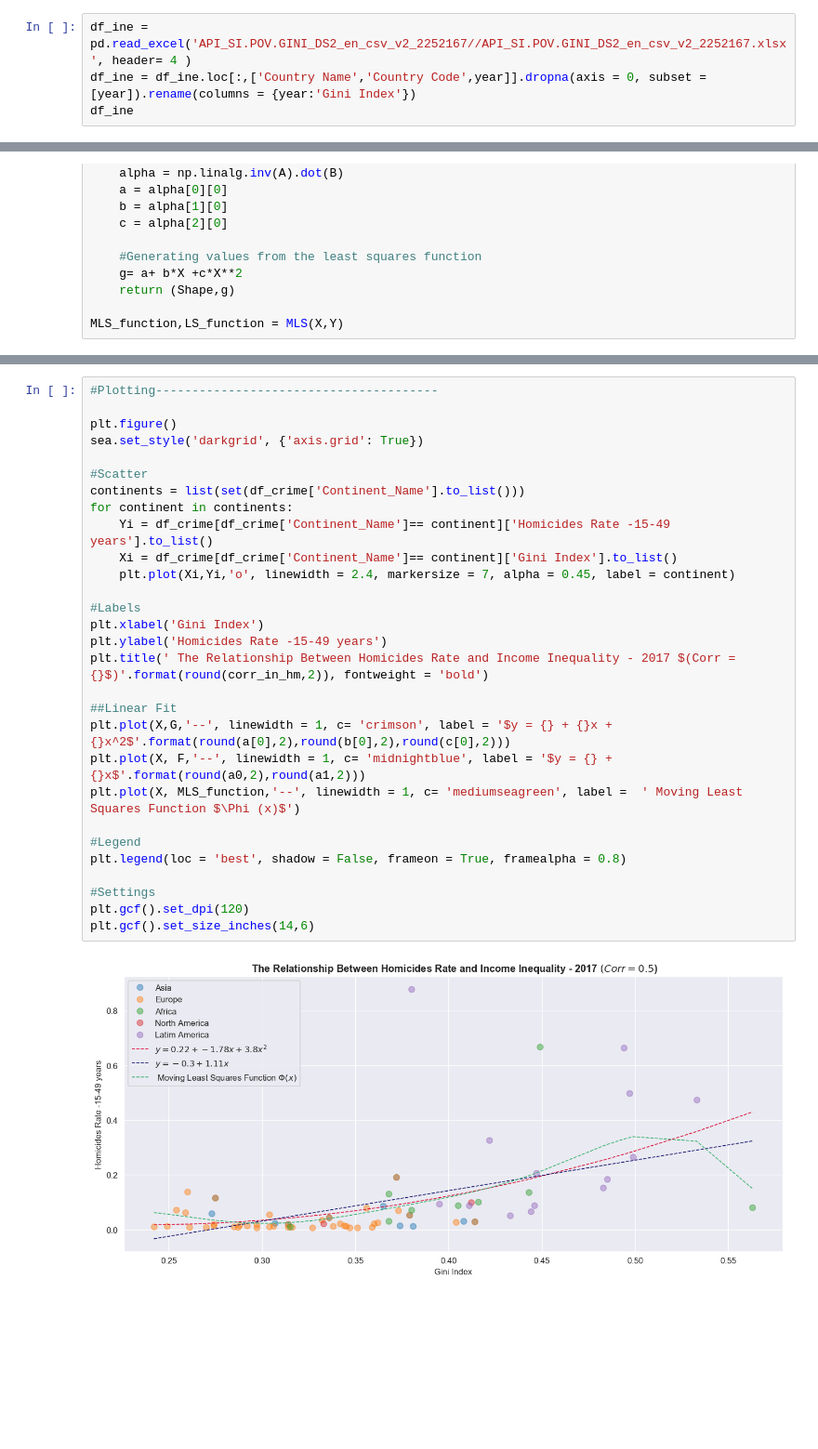
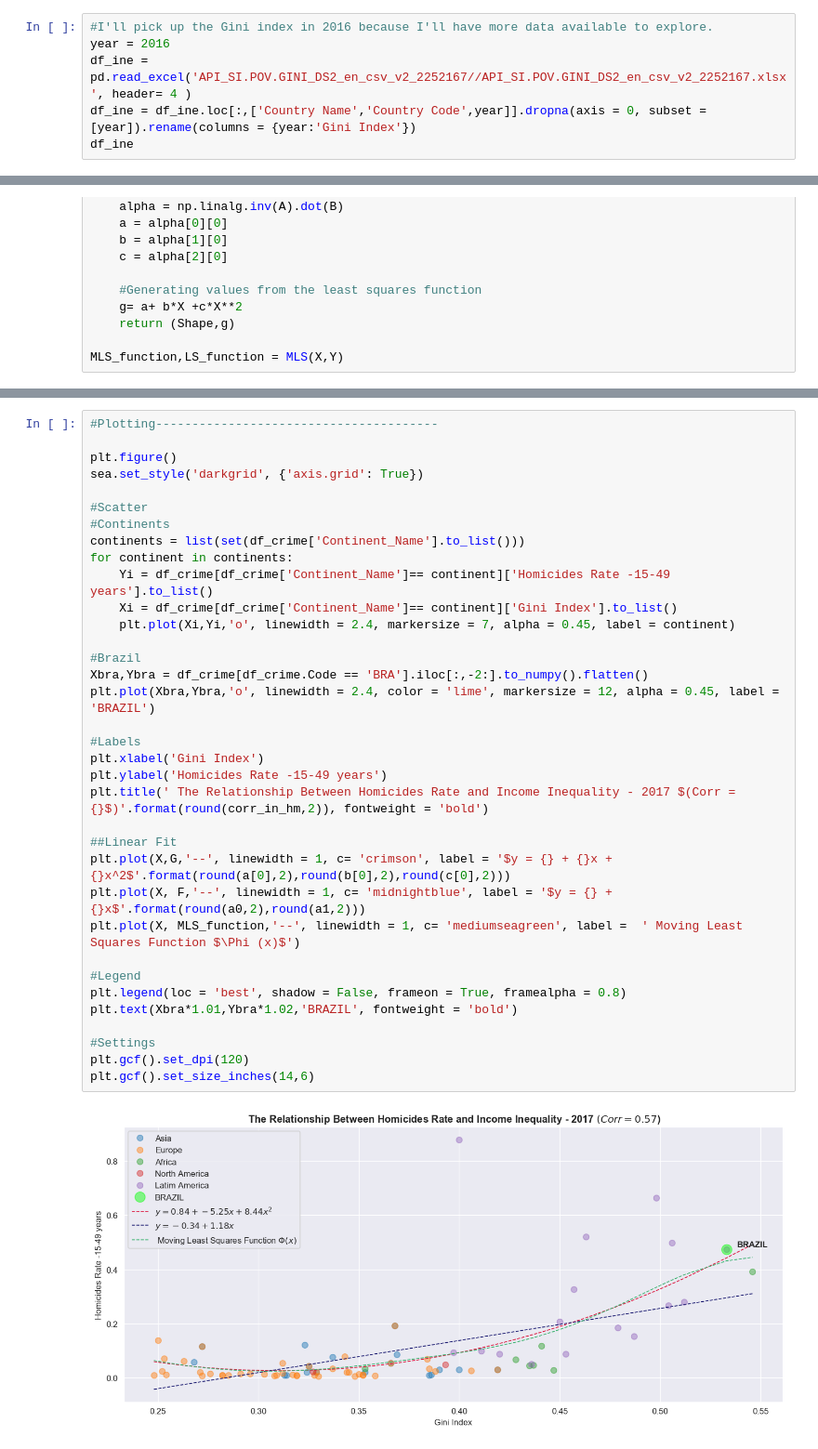
Before and after one commit to LimaRods/Dealing-With-Violence-Through-Economics, a Jupyter notebook: Global Inequality and Homicide Rate.ipynb, the cells around one changed output, grey strips where cells are left out. Shown at 93% size. Saved outputs shown, nothing was run; the diff lists cells and outputs as text; blank space fills up the shorter version.

Commit message:
Included some statistcs analysis and little changes on charts

```diff
--- a/Global Inequality and Homicide Rate.ipynb
+++ b/Global Inequality and Homicide Rate.ipynb
@@ -43,6 +43,8 @@ df_h_17
 | 6467 | Zimbabwe | ZWE | 2017 | 7.108327 | 13.635122 | 4.923949 | ... |
 231 rows × 9 columns
 # %%
+#I'll pick up the Gini index in 2016 because I'll have more data available to explore.
+year = 2016
 df_ine = pd.read_excel('API_SI.POV.GINI_DS2_en_csv_v2_2252167//API_SI.POV.GINI_DS2_en_csv_v2_2252167.xlsx', header= 4 )
 df_ine = df_ine.loc[:,['Country Name','Country Code',year]].dropna(axis = 0, subset = [year]).rename(columns = {year:'Gini Index'})
 df_ine
@@ -255,31 +259,37 @@ MLS_function,LS_function = MLS(X,Y)
 # %%
 #Plotting---------------------------------------
 
 plt.figure()
 sea.set_style('darkgrid', {'axis.grid': True})
 
 #Scatter
+#Continents
 continents = list(set(df_crime['Continent_Name'].to_list()))
 for continent in continents:
     Yi = df_crime[df_crime['Continent_Name']== continent]['Homicides Rate -15-49 years'].to_list()
     Xi = df_crime[df_crime['Continent_Name']== continent]['Gini Index'].to_list()
     plt.plot(Xi,Yi,'o', linewidth = 2.4, markersize = 7, alpha = 0.45, label = continent)
+
+#Brazil
+Xbra,Ybra = df_crime[df_crime.Code == 'BRA'].iloc[:,-2:].to_numpy().flatten()
+plt.plot(Xbra,Ybra,'o', linewidth = 2.4, color = 'lime', markersize = 12, alpha = 0.45, label = 'BRAZIL')
 
 #Labels
 plt.xlabel('Gini Index')
 plt.ylabel('Homicides Rate -15-49 years')
 plt.title(' The Relationship Between Homicides Rate and Income Inequality - 2017 $(Corr = {}$)'.format(round(corr_in_hm,2)), fontweight = 'bold')
 
 ##Linear Fit
 plt.plot(X,G,'--', linewidth = 1, c= 'crimson', label = '$y = {} + {}x + {}x^2$'.format(round(a[0],2),round(b[0],2),round(c[0],2)))
 plt.plot(X, F,'--', linewidth = 1, c= 'midnightblue', label = '$y = {} + {}x$'.format(round(a0,2),round(a1,2)))
 plt.plot(X, MLS_function,'--', linewidth = 1, c= 'mediumseagreen', label =  ' Moving Least Squares Function $\Phi (x)$')
 
 #Legend
 plt.legend(loc = 'best', shadow = False, frameon = True, framealpha = 0.8)
+plt.text(Xbra*1.01,Ybra*1.02,'BRAZIL', fontweight = 'bold')
 
 #Settings
 plt.gcf().set_dpi(120)
 plt.gcf().set_size_inches(14,6)
 # %% [output]
-[figure, old version]
+[figure, new version]
```
Also changed, not shown: parts of 8 cells of this notebook, 2 other files.
